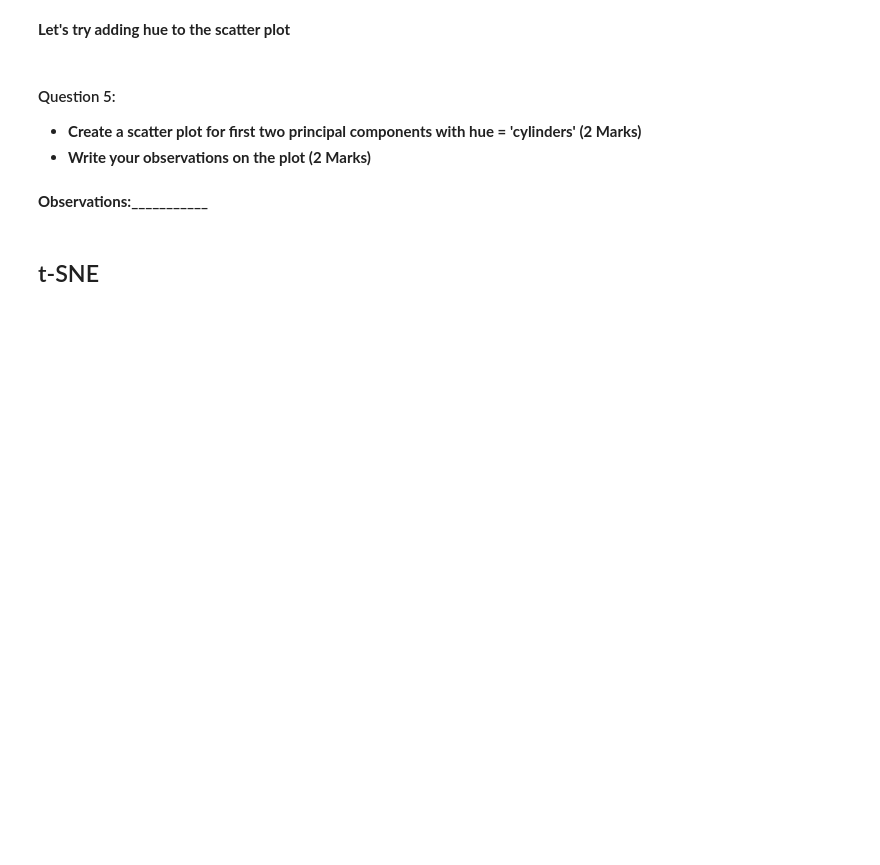
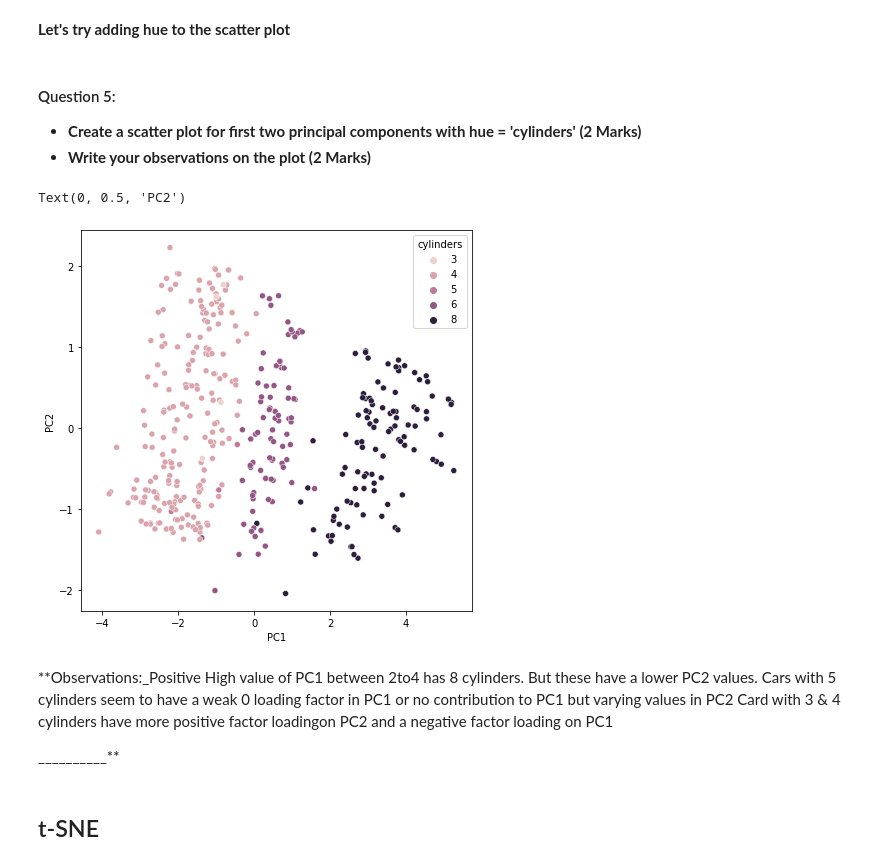
Before and after one commit to sudhara/datasciencecoursera, a Jupyter notebook: Learner_Notebook_PCA_and_tSNE_Project.ipynb, the cells around one changed output. Saved outputs shown, nothing was run; the diff lists cells and outputs as text; code cells hidden in the pictures; blank space fills up the shorter version.

```diff
--- a/Learner_Notebook_PCA_and_tSNE_Project.ipynb
+++ b/Learner_Notebook_PCA_and_tSNE_Project.ipynb
@@ -320,13 +334,19 @@ plt.show()
 # %%
 df_concat = pd.concat([data_pca1, data], axis=1)
 
 plt.figure(figsize = (7,7))
-#Create a scatter plot with x=0 and y=1 using df_concat dataframe
-#_________________________________________
+sns.scatterplot(x=data_pca1[0],y=data_pca1[1],hue=data['cylinders'])
 plt.xlabel("PC1")
 plt.ylabel("PC2")
+# %% [output]
+Text(0, 0.5, 'PC2')
+[figure, added]
-# %% [markdown]
-**Observations:___________**
+# %% [markdown]
+**Observations:_Positive High value of PC1 between 2to4 has 8 cylinders. But these have a lower PC2 values.
+Cars with 5 cylinders seem to have a weak 0 loading factor in PC1 or no contribution to PC1 but varying values in PC2
+Card with 3 & 4 cylinders have more positive factor loadingon PC2 and a negative factor loading on PC1
+
+__________**
 # %% [markdown]
 ## t-SNE
 # %% [markdown]
```
Also changed, not shown: parts of 16 cells of this notebook, 3 other files.
